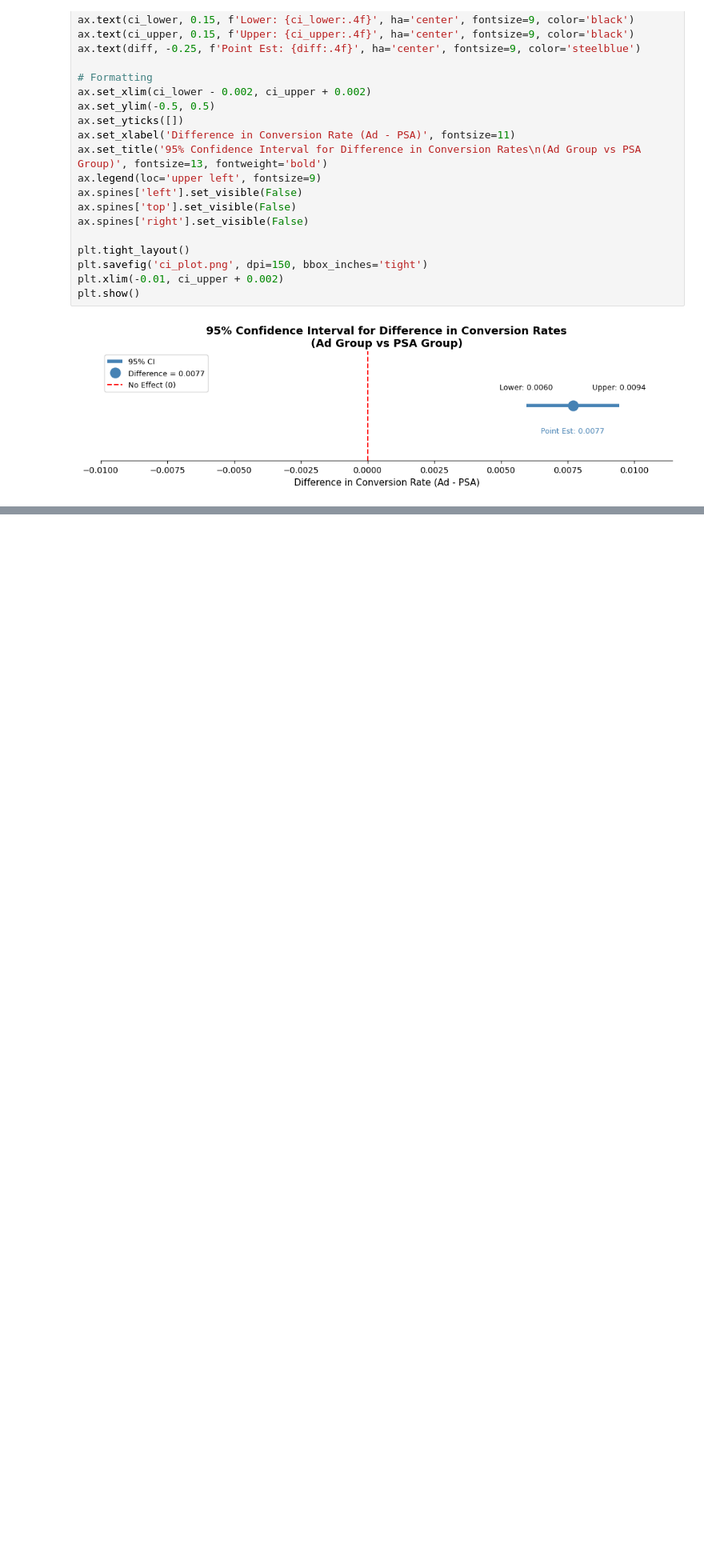
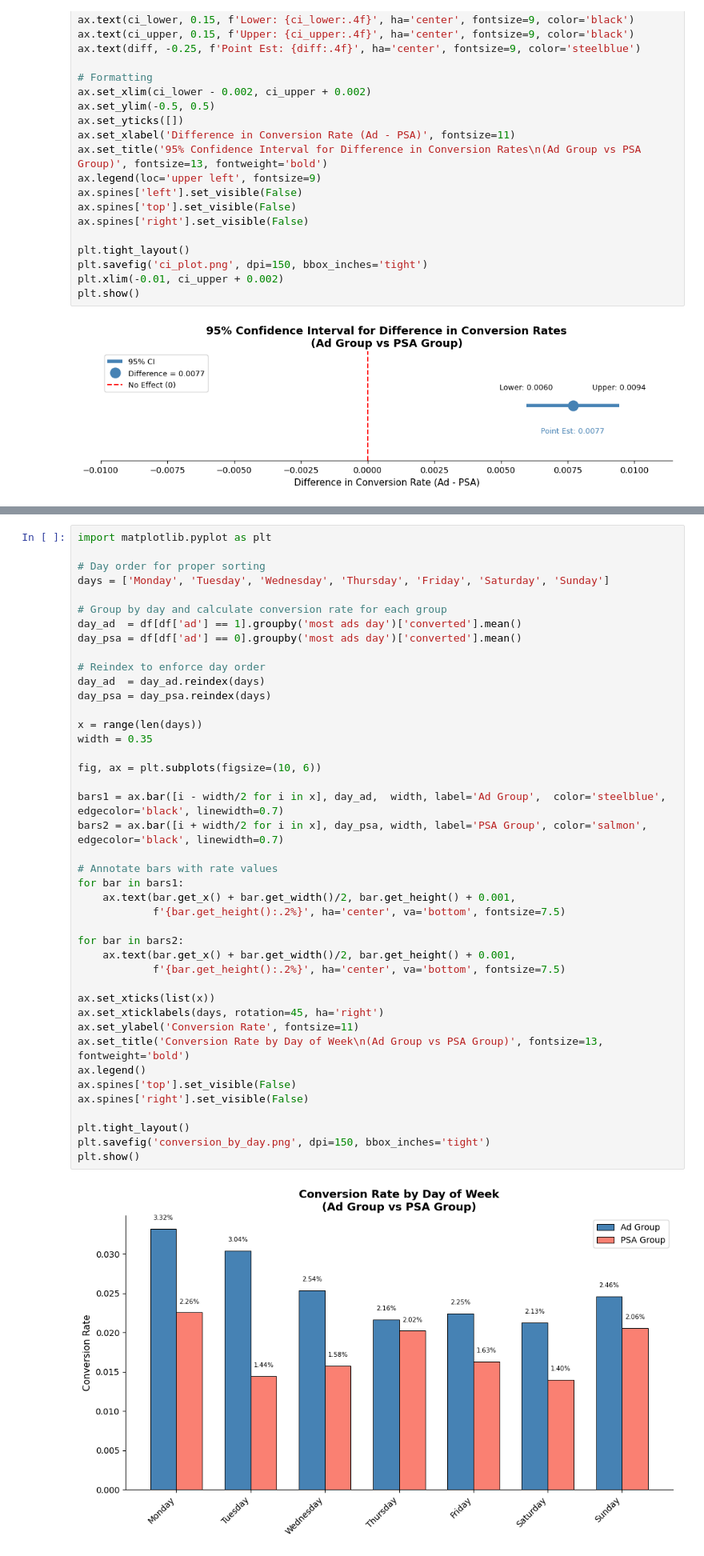
Before and after one commit to AaronVillegas5/ABTest-MarketingCampaign, a Jupyter notebook: AB_Testing.ipynb, the cells around one changed output, grey strips where cells are left out. Shown at 80% size. Drawn from its saved outputs; the diff is of its cells as text; blank space fills up the shorter version.

```diff
--- a/AB_Testing.ipynb
+++ b/AB_Testing.ipynb
@@ -180,0 +232,44 @@ plt.show()
+# %%
+import matplotlib.pyplot as plt
+
+# Day order for proper sorting
+days = ['Monday', 'Tuesday', 'Wednesday', 'Thursday', 'Friday', 'Saturday', 'Sunday']
+
+# Group by day and calculate conversion rate for each group
+day_ad  = df[df['ad'] == 1].groupby('most ads day')['converted'].mean()
+day_psa = df[df['ad'] == 0].groupby('most ads day')['converted'].mean()
+
+# Reindex to enforce day order
+day_ad  = day_ad.reindex(days)
+day_psa = day_psa.reindex(days)
+
+x = range(len(days))
+width = 0.35
+
+fig, ax = plt.subplots(figsize=(10, 6))
+
+bars1 = ax.bar([i - width/2 for i in x], day_ad,  width, label='Ad Group',  color='steelblue', edgecolor='black', linewidth=0.7)
+bars2 = ax.bar([i + width/2 for i in x], day_psa, width, label='PSA Group', color='salmon',    edgecolor='black', linewidth=0.7)
+
+# Annotate bars with rate values
+for bar in bars1:
+    ax.text(bar.get_x() + bar.get_width()/2, bar.get_height() + 0.001,
+            f'{bar.get_height():.2%}', ha='center', va='bottom', fontsize=7.5)
+
+for bar in bars2:
+    ax.text(bar.get_x() + bar.get_width()/2, bar.get_height() + 0.001,
+            f'{bar.get_height():.2%}', ha='center', va='bottom', fontsize=7.5)
+
+ax.set_xticks(list(x))
+ax.set_xticklabels(days, rotation=45, ha='right')
+ax.set_ylabel('Conversion Rate', fontsize=11)
+ax.set_title('Conversion Rate by Day of Week\n(Ad Group vs PSA Group)', fontsize=13, fontweight='bold')
+ax.legend()
+ax.spines['top'].set_visible(False)
+ax.spines['right'].set_visible(False)
+
+plt.tight_layout()
+plt.savefig('conversion_by_day.png', dpi=150, bbox_inches='tight')
+plt.show()
+# %% [output]
+[figure, added]
```
Also changed, not shown: parts of 8 cells of this notebook, 2 other files.
